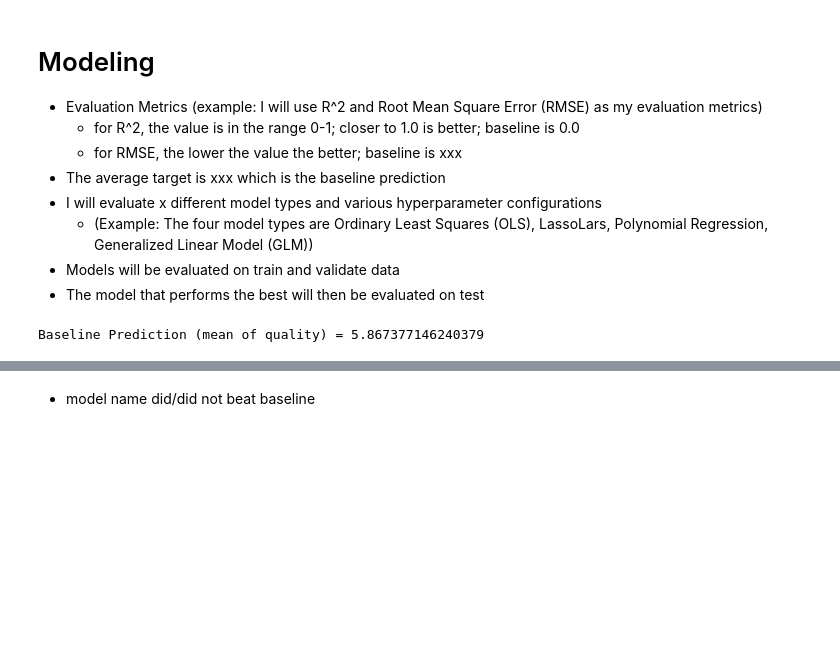
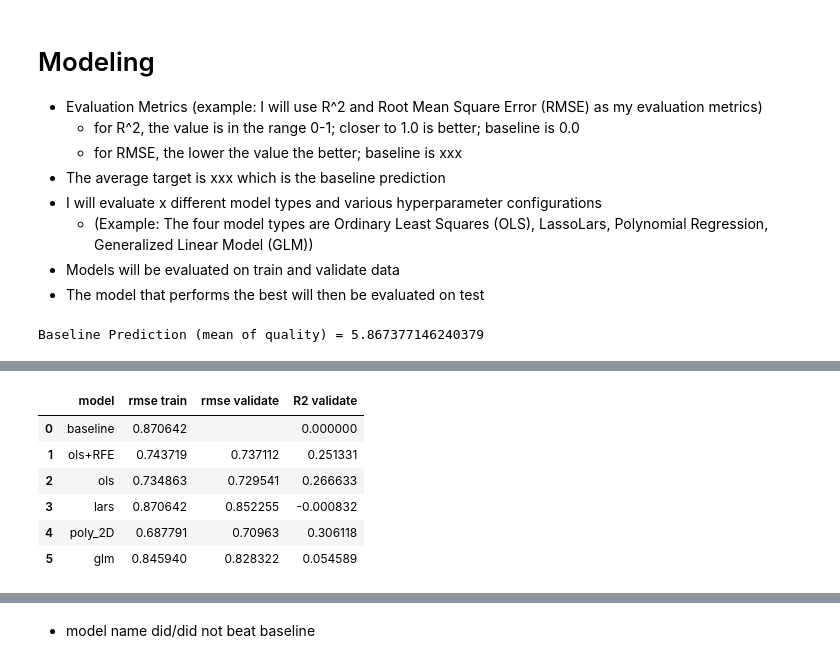
Before and after one commit to Team-BCR/project3_wine, a Jupyter notebook: final_report.ipynb, the cells around one changed output, grey strips where cells are left out. Drawn from its saved outputs; the diff is of its cells as text; code cells hidden in the pictures; blank space fills up the shorter version.

```diff
--- a/final_report.ipynb
+++ b/final_report.ipynb
@@ -285,0 +288,11 @@ Baseline Prediction (mean of quality) = 5.867377146240379
+# %%
+to_model_cols = list(X_tr_sc.drop(columns=['residual_sugar', 'density']).columns)
+w.display_model_metrics(baseline, tr[to_model_cols], y_tr, y_val, y_ts, X_tr_sc[to_model_cols], X_val_sc[to_model_cols], X_ts_sc[to_model_cols])
+# %% [output]
+|  | model | rmse train | rmse validate | R2 validate |
+| 0 | baseline | 0.870642 |  | 0.000000 |
+| 1 | ols+RFE | 0.743719 | 0.737112 | 0.251331 |
+| 2 | ols | 0.734863 | 0.729541 | 0.266633 |
+| 3 | lars | 0.870642 | 0.852255 | -0.000832 |
+| 4 | poly_2D | 0.687791 | 0.70963 | 0.306118 |
+| 5 | glm | 0.845940 | 0.828322 | 0.054589 |
```
Also changed, not shown: parts of 6 cells of this notebook, 1 other file.
